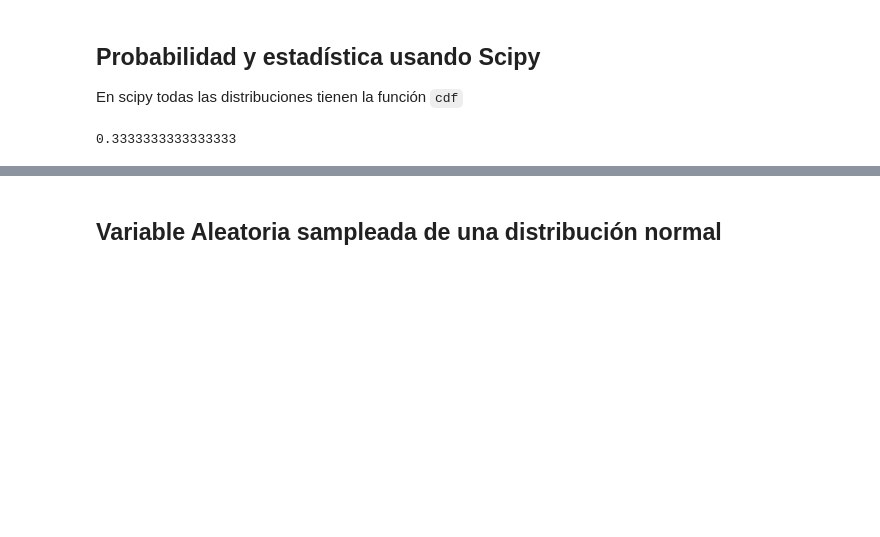
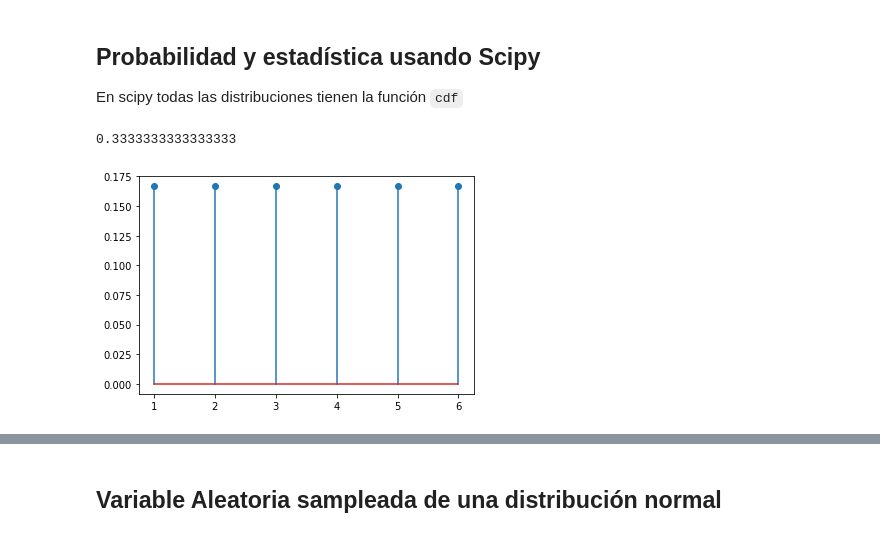
Before and after one commit to olmocorell/probability, a Jupyter notebook: 2-random-variables.ipynb, the cells around one changed output, grey strips where cells are left out. Saved outputs shown, nothing was run; the diff lists cells and outputs as text; code cells hidden in the pictures; blank space fills up the shorter version.

```diff
--- a/2-random-variables.ipynb
+++ b/2-random-variables.ipynb
@@ -57,12 +58,20 @@ $$ F(x)=\int _{{-\infty }}^{{x}}f(t)\,dt $$
 
 En scipy todas las distribuciones tienen la función `cdf`
 # %%
+%matplotlib inline
+import matplotlib.pyplot as plt
+import numpy as np
+
 from scipy.stats import uniform
 
 ## En una distribución uniforme X, probabilidad de que el experimento tenga un valor menor o igual a x.
 ## Ejemplo: en un dado equilibrado de 6 caras, probabilidad que salga un numero menor o igual a 2
 x = 2/6
+
+plt.stem(range(1,7),[1/6]*6)
+
 print(uniform.cdf(x, loc=0))
 # %% [output]
 0.3333333333333333
+[figure, added]
 # %%
```
Also changed, not shown: parts of 8 cells of this notebook, 1 other file.
